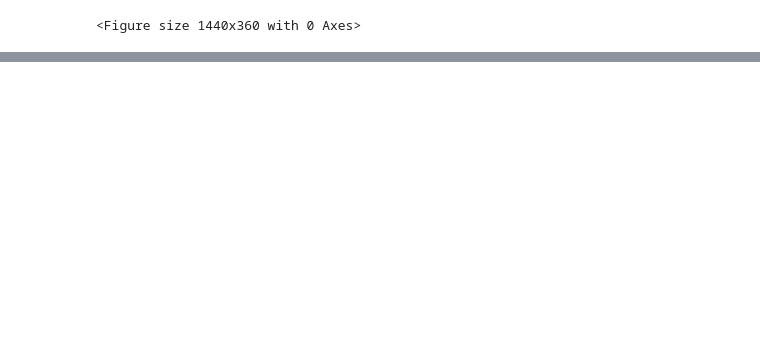
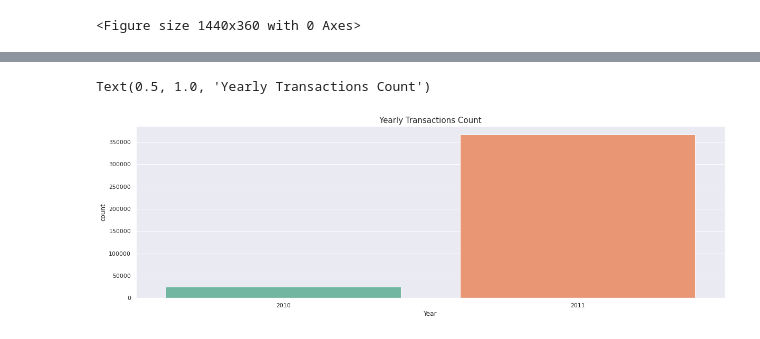
Before and after one commit to vivek16pawar/Customer-Segmentation, a Jupyter notebook: Online_Retail_Customer_Segmentation_Capstone_Project.ipynb, the cells around one changed output, grey strips where cells are left out. Drawn from its saved outputs; the diff is of its cells as text; code cells hidden in the pictures; blank space fills up the shorter version.

```diff
--- a/Online_Retail_Customer_Segmentation_Capstone_Project.ipynb
+++ b/Online_Retail_Customer_Segmentation_Capstone_Project.ipynb
@@ -161,6 +162,11 @@ df['Month']=df['InvoiceDate'].dt.month
 df['Day']=df['InvoiceDate'].dt.day
 df['Hour']=df['InvoiceDate'].dt.hour
 df['Minutes']=df['InvoiceDate'].dt.minute
+df['Day_of_week'] = df['InvoiceDate'].dt.dayofweek
+# %%
+days = {0:'Mon',1:'Tues',2:'Weds',3:'Thurs',4:'Fri',5:'Sat',6:'Sun'}
+
+df['Day_of_week'] = df['Day_of_week'].apply(lambda x: days[x])
 # %%
 df.head()
 # %% [output]
@@ -205,3 +211,11 @@ df.head(2)
 |  | InvoiceNo | StockCode | Description | Quantity | InvoiceDate | UnitPrice | CustomerID | Country | ... |
 | 0 | 536365 | 85123A | WHITE HANGING HEART T-LIGHT HOLDER | 6 | 2010-12-01 08:26:00 | 2.55 | 17850.0 | United Kingdom | ... |
 | 1 | 536365 | 71053 | WHITE METAL LANTERN | 6 | 2010-12-01 08:26:00 | 3.39 | 17850.0 | United Kingdom | ... |
+# %%
+plt.figure(figsize = (20,6))
+sns.set_style('darkgrid')
+sns.countplot(df.Year,palette='Set2')
+plt.title('Yearly Transactions Count',fontsize=15)
+# %% [output]
+Text(0.5, 1.0, 'Yearly Transactions Count')
+[figure, added]
```
Also changed, not shown: parts of 4 cells of this notebook.
